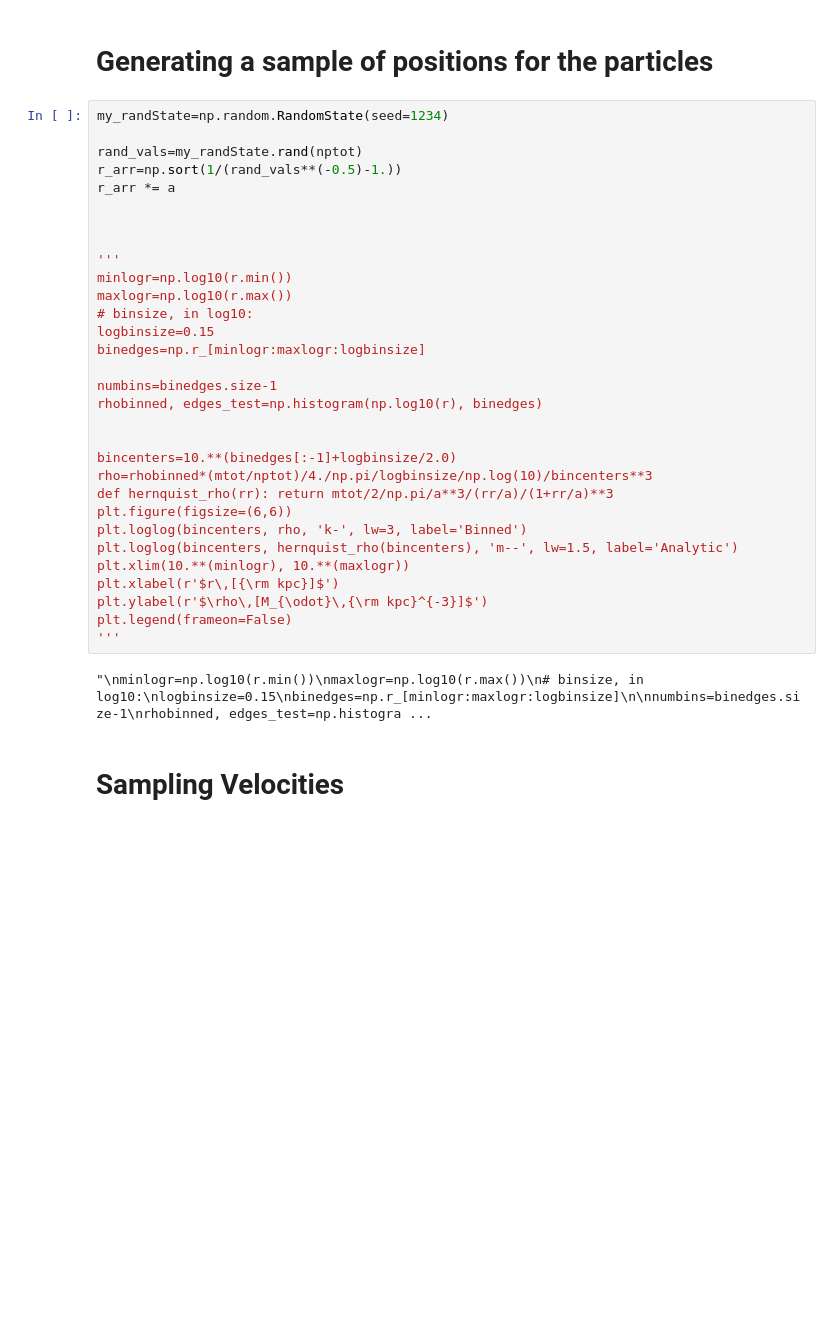
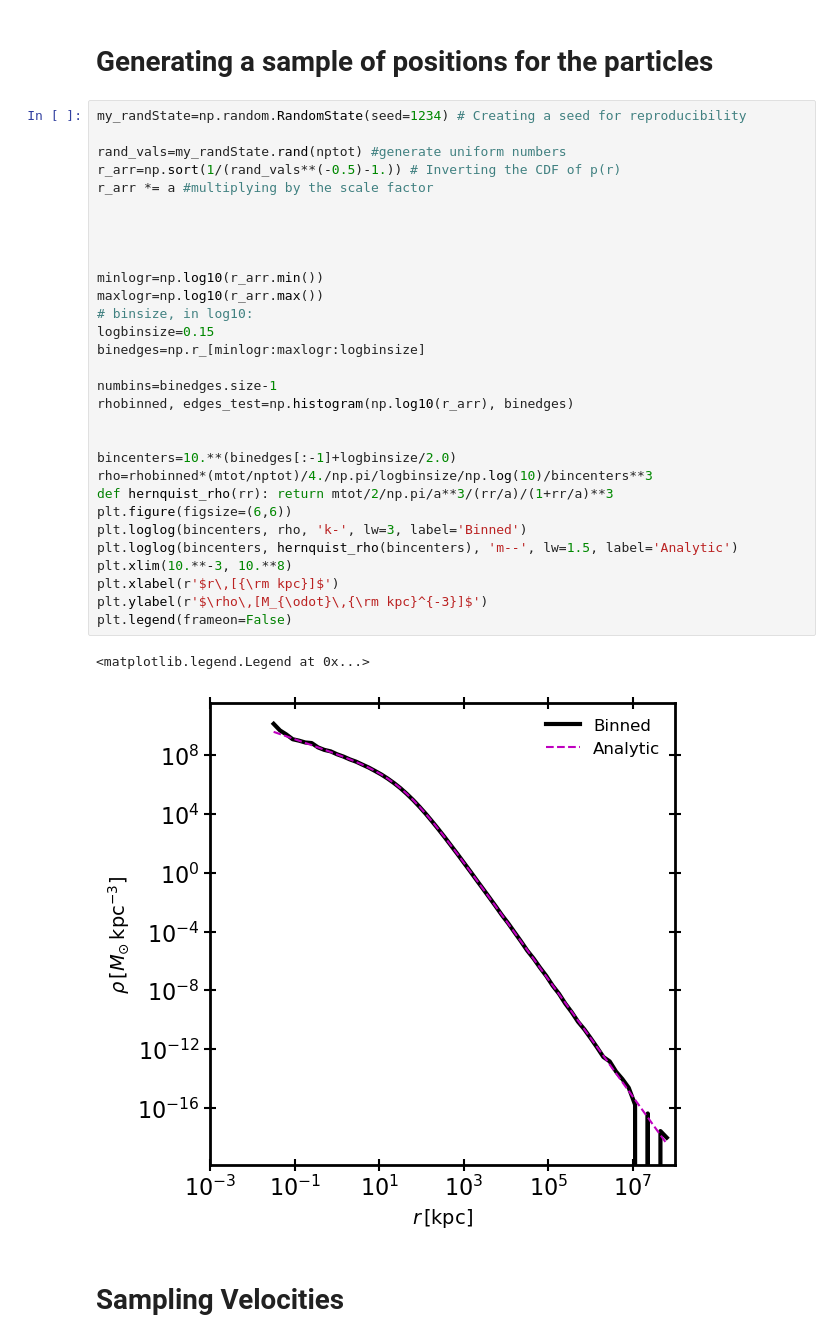
Before and after one commit to carlosajurado/AST384C-Computational-Astrophysics, a Jupyter notebook: HW1.ipynb, the cells around one changed output. Saved outputs shown, nothing was run; the diff lists cells and outputs as text; blank space fills up the shorter version.

```diff
--- a/HW1.ipynb
+++ b/HW1.ipynb
@@ -329,37 +338,37 @@ def Hern_velocity_disper(M, a, r):
 # %% [markdown]
 # Generating a sample of positions for the particles
 # %%
-my_randState=np.random.RandomState(seed=1234)
+my_randState=np.random.RandomState(seed=1234) # Creating a seed for reproducibility
 
-rand_vals=my_randState.rand(nptot)
-r_arr=np.sort(1/(rand_vals**(-0.5)-1.))
-r_arr *= a
+rand_vals=my_randState.rand(nptot) #generate uniform numbers
+r_arr=np.sort(1/(rand_vals**(-0.5)-1.)) # Inverting the CDF of p(r)
+r_arr *= a #multiplying by the scale factor
 
 
 
-'''
-minlogr=np.log10(r.min())
-maxlogr=np.log10(r.max())
+
+minlogr=np.log10(r_arr.min())
+maxlogr=np.log10(r_arr.max())
 # binsize, in log10:
 logbinsize=0.15
 binedges=np.r_[minlogr:maxlogr:logbinsize]
 
 numbins=binedges.size-1
-rhobinned, edges_test=np.histogram(np.log10(r), binedges)
+rhobinned, edges_test=np.histogram(np.log10(r_arr), binedges)
 
 
 bincenters=10.**(binedges[:-1]+logbinsize/2.0)
 rho=rhobinned*(mtot/nptot)/4./np.pi/logbinsize/np.log(10)/bincenters**3
 def hernquist_rho(rr): return mtot/2/np.pi/a**3/(rr/a)/(1+rr/a)**3
 plt.figure(figsize=(6,6))
 plt.loglog(bincenters, rho, 'k-', lw=3, label='Binned')
 plt.loglog(bincenters, hernquist_rho(bincenters), 'm--', lw=1.5, label='Analytic')
-plt.xlim(10.**(minlogr), 10.**(maxlogr))
+plt.xlim(10.**-3, 10.**8)
 plt.xlabel(r'$r\,[{\rm kpc}]$')
 plt.ylabel(r'$\rho\,[M_{\odot}\,{\rm kpc}^{-3}]$')
 plt.legend(frameon=False)
-'''
 # %% [output]
-"\nminlogr=np.log10(r.min())\nmaxlogr=np.log10(r.max())\n# binsize, in log10:\nlogbinsize=0.15\nbinedges=np.r_[minlogr:maxlogr:logbinsize]\n\nnumbins=binedges.size-1\nrhobinned, edges_test=np.histogra ...
+<matplotlib.legend.Legend at 0x...>
+[figure, added]
 # %% [markdown]
 # Sampling Velocities
```
Also changed, not shown: parts of 4 cells of this notebook.
